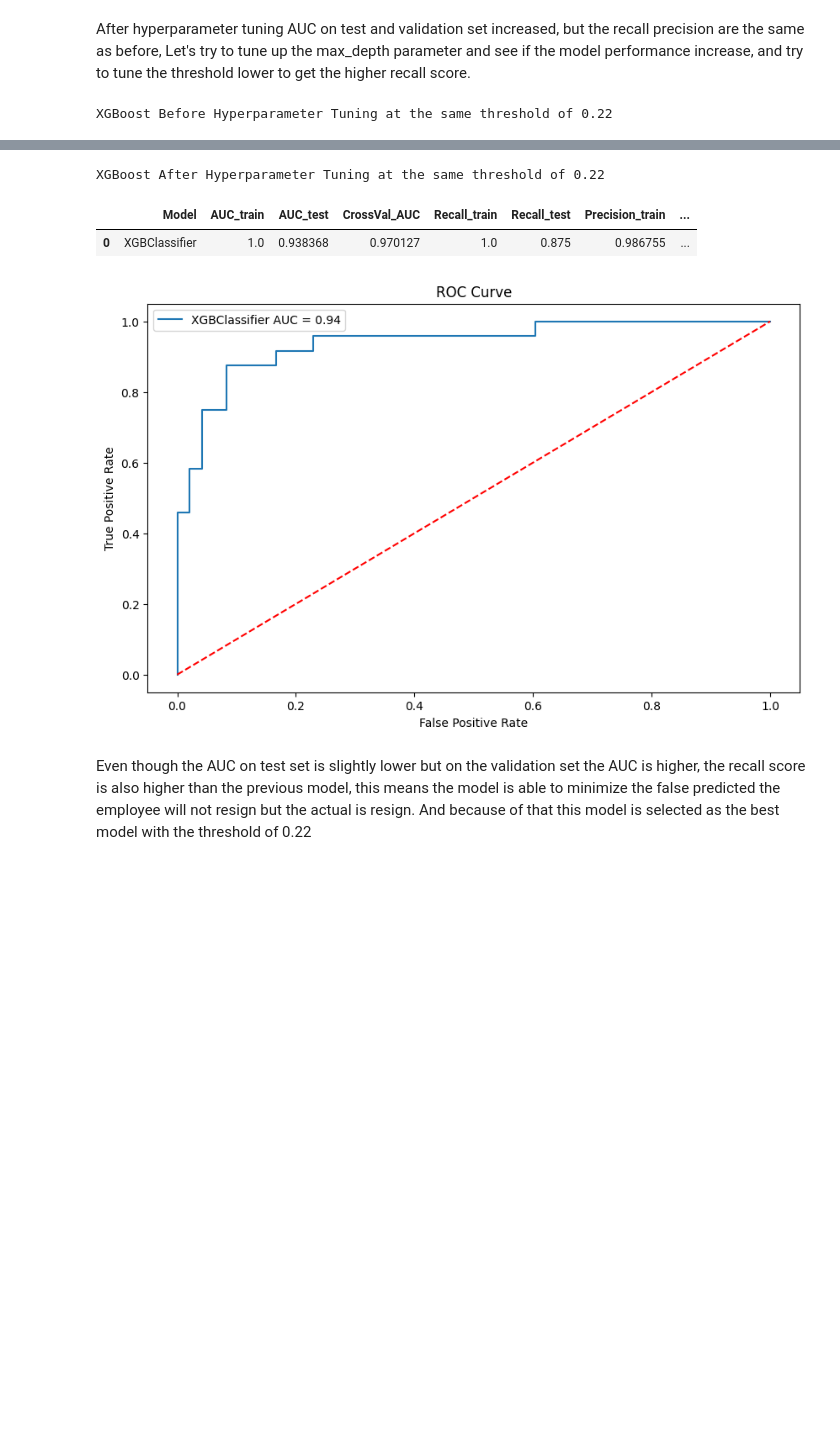
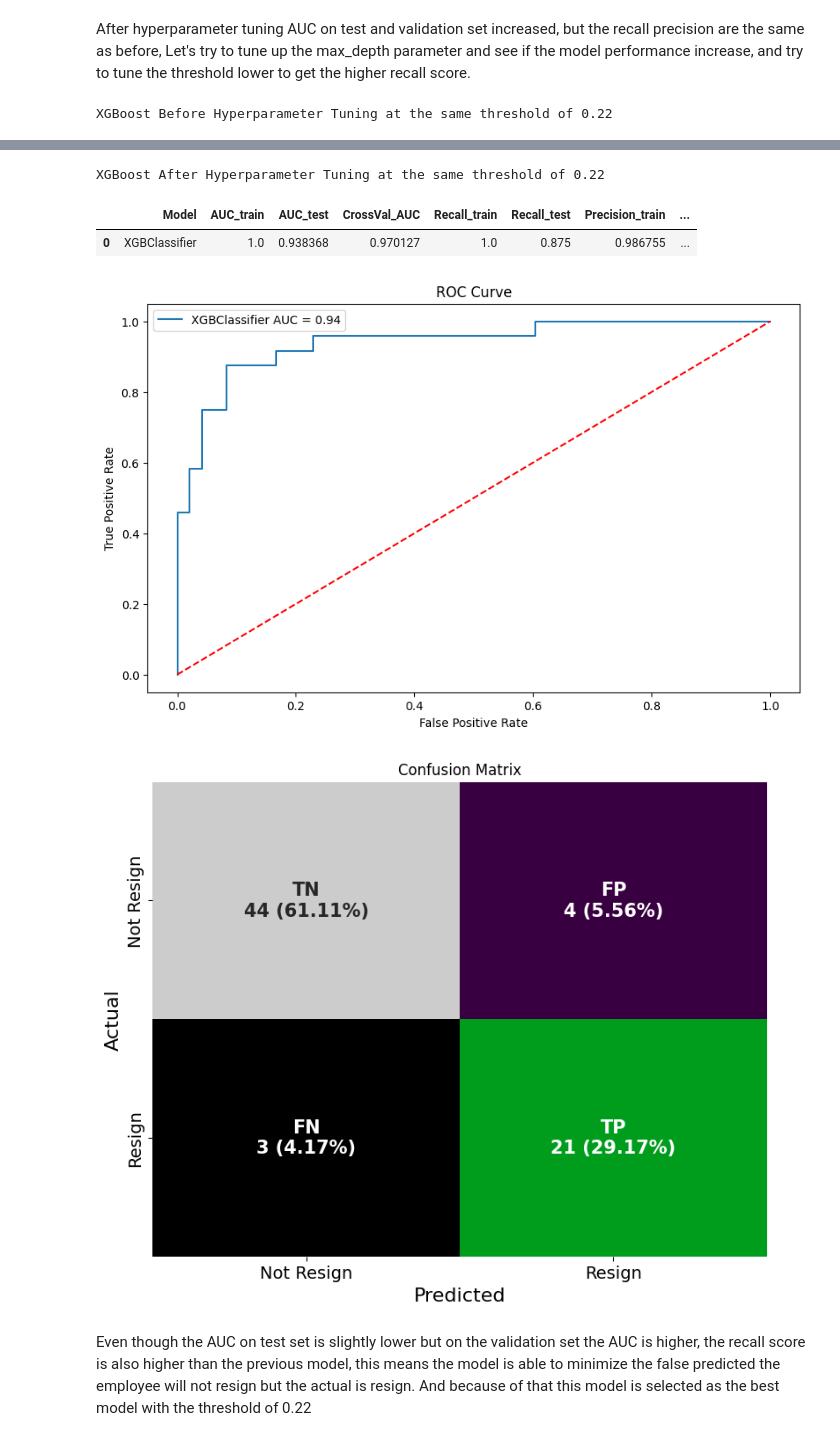
Before and after one commit to azaryasph/Improving-Employee-Retention-By-Predicting-Employee-Attrition-Using-Machine-Learning, a Jupyter notebook: notebook/predict_employee_attrition.ipynb, the cells around one changed output, grey strips where cells are left out. Saved outputs shown, nothing was run; the diff lists cells and outputs as text; code cells hidden in the pictures; blank space fills up the shorter version.

```diff
--- a/notebook/predict_employee_attrition.ipynb
+++ b/notebook/predict_employee_attrition.ipynb
@@ -1517,33 +1576,35 @@ new_params = {
     'n_estimators': 150,
     'reg_alpha': 0.01,
     'subsample': 0.9
 }
 
 # Tune the model with the best parameter and get the best threshold probability
 xgb_new = XGBClassifier(**new_params, random_state=103)
 
 # Train and evaluate the model with the same threshold of 0.22 (lower the threshold to find best recall score)
 score_before_tuning = train_eval_model(xgb_hr, X_train_over, y_train_over, X_test_ohe, y_test, 0.22)
 score_after_tuning = train_eval_model(xgb_new, X_train_over, y_train_over, X_test_ohe, y_test, 0.22)
 
 print('XGBoost Before Hyperparameter Tuning at the same threshold of 0.22')
 display(score_before_tuning)
 
 print('XGBoost After Hyperparameter Tuning at the same threshold of 0.22')
 display(score_after_tuning)
 
 fig, ax = plt.subplots(figsize=(10, 6))
 plot_roc_curve(xgb_new, X_train_over, y_train_over, X_test_ohe, y_test, ax)
 ax.legend()
+plot_confusion_matrix(xgb_new, X_test_ohe, y_test, 0.22)
 plt.show()
 # %% [output]
 XGBoost Before Hyperparameter Tuning at the same threshold of 0.22
 |  | Model | AUC_train | AUC_test | CrossVal_AUC | Recall_train | Recall_test | Precision_train | ... |
 | 0 | XGBClassifier | 1.0 | 0.917535 | 0.965587 | 1.0 | 0.791667 | 0.993333 | ... |
 XGBoost After Hyperparameter Tuning at the same threshold of 0.22
 |  | Model | AUC_train | AUC_test | CrossVal_AUC | Recall_train | Recall_test | Precision_train | ... |
 | 0 | XGBClassifier | 1.0 | 0.938368 | 0.970127 | 1.0 | 0.875 | 0.986755 | ... |
 [figure]
+[figure, added]
 # %% [markdown]
 Even though the AUC on test set is slightly lower but on the validation set the AUC is higher, the recall score is also higher than the previous model, this means the model is able to minimize the false predicted the employee will not resign but the actual is resign. And because of that this model is selected as the best model with the threshold of 0.22
 # %% [markdown]
```
Also changed, not shown: parts of 16 cells of this notebook.
